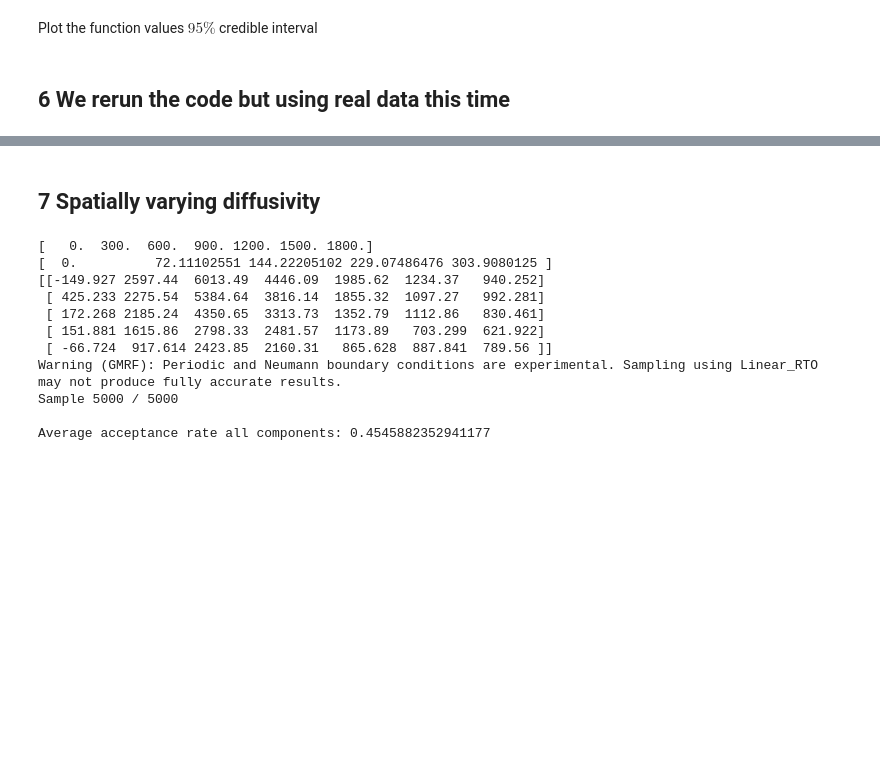
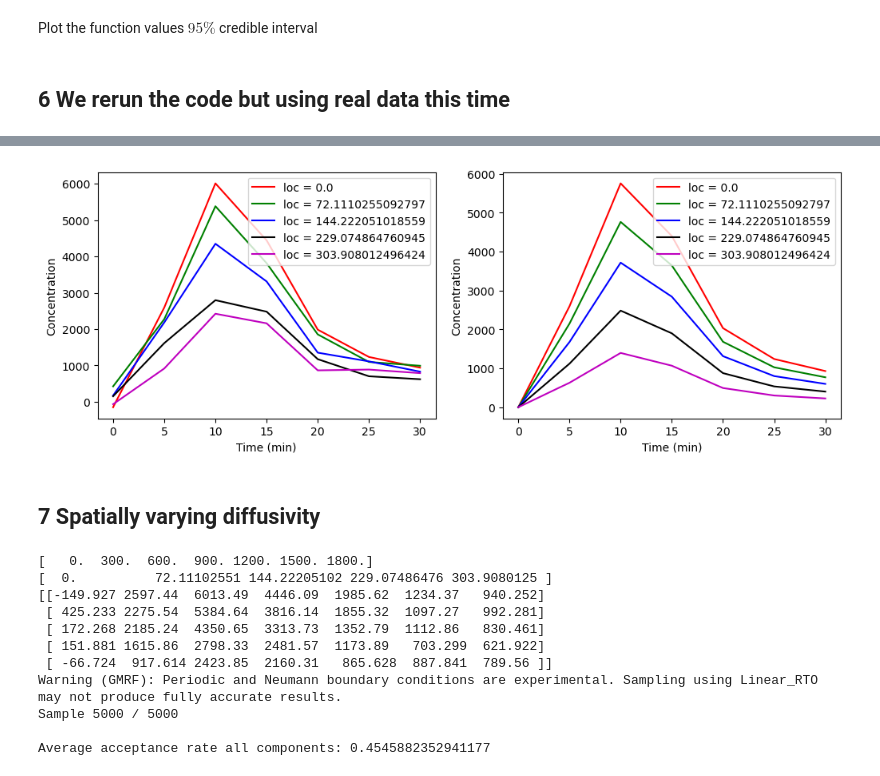
Before and after one commit to CUQI-DTU/Paper-Cochlear, a Jupyter notebook: code/ear_aqueducts/demo_aqueduct.ipynb, the cells around one changed output, grey strips where cells are left out. Drawn from its saved outputs; the diff is of its cells as text; code cells hidden in the pictures; blank space fills up the shorter version.

```diff
--- a/code/ear_aqueducts/demo_aqueduct.ipynb
+++ b/code/ear_aqueducts/demo_aqueduct.ipynb
@@ -419,3 +437,16 @@ posterior_samples = my_sampler.sample_adapt(Ns)
+# %%
+from my_utils import plot_time_series
+
+fig, ax = plt.subplots(1, 2, figsize=(12, 4))
+
+plt.sca(ax[0])
+plot_time_series( times, locations, data.reshape([len(locations), len(times)]) )
+
+plt.sca(ax[1])
+recon_data = A(posterior_samples.burnthin(int(Ns*0.5)).funvals.mean()).reshape([len(locations), len(times)])
+plot_time_series( times, locations, recon_data)
+# %% [output]
+[figure, added]
 # %% [markdown]
 ## 7 Spatially varying diffusivity
 # %%
```
Also changed, not shown: parts of 2 cells of this notebook.
